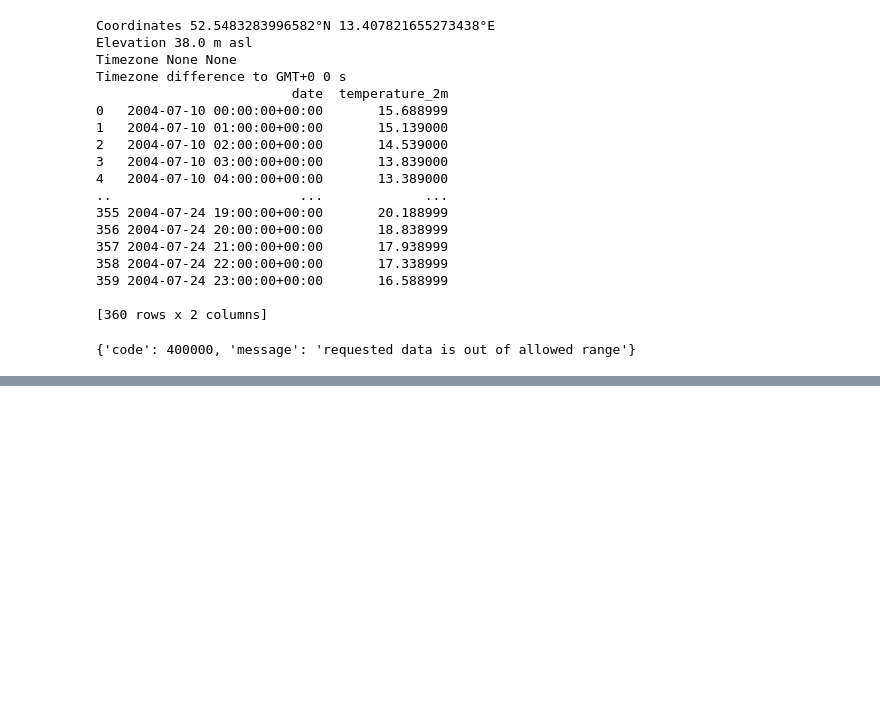
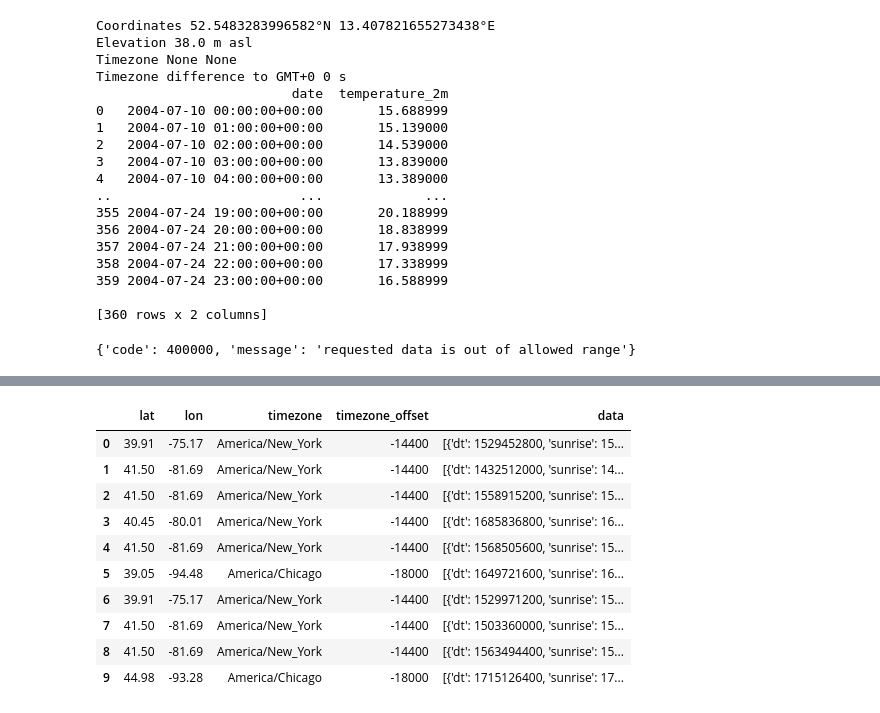
Before and after one commit to Matt-Heinen/DSC-540, a Jupyter notebook: Term Project/Heinen_DSC540_Milestone_4.ipynb, the cells around one changed output, grey strips where cells are left out. Drawn from its saved outputs; the diff is of its cells as text; code cells hidden in the pictures; blank space fills up the shorter version.

Commit message:
looping through data

```diff
--- a/Term Project/Heinen_DSC540_Milestone_4.ipynb
+++ b/Term Project/Heinen_DSC540_Milestone_4.ipynb
@@ -265,3 +269,6 @@ response = requests.get('https://history.openweathermap.org/data/2.5/history/cit
 response.json()
 # %% [output]
 {'code': 400000, 'message': 'requested data is out of allowed range'}
+# %%
+response = requests.get('https://api.openweathermap.org/data/3.0/onecall/timemachine?lat=43.0300000&lon=-87.9700000&dt=1529452800&appid=6b1915f8a711e908db855ea4824218f5')
+response.json()
@@ -267,0 +296,47 @@ response.json()
+# %%
+import pandas as pd
+import requests
+
+
+# Define a function to make the API call and return the JSON data
+def call_api(row):
+    url = 'https://api.openweathermap.org/data/3.0/onecall/timemachine?'
+    params = {
+        'lat': row['Lat'],
+        'lon': row['Long'],
+        'dt': row['unix_time'],
+        'appid': '6b1915f8a711e908db855ea4824218f5'
+
+    }
+    response = requests.get(url, params=params)
+    return response.json()
+# %%
+# Create an empty list to store the returned JSON data
+json_data_list = []
+# %%
+# Loop through the DataFrame, call the API for each row, and store the returned JSON data
+for index, row in carlos_lo.head(50).iterrows():
+    json_data = call_api(row)
+    json_data = call_api(row)
+    json_data_list.append(json_data)
+
+
+# Now result_df contains the JSON data returned from the API calls
+# %%
+# Create a new DataFrame from the list of JSON data
+carlos_weather = pd.DataFrame(json_data_list)
+
+# Preview
+carlos_weather.head(10)
+# %% [output]
+|  | lat | lon | timezone | timezone_offset | data |
+| 0 | 39.91 | -75.17 | America/New_York | -14400 | [{'dt': 1529452800, 'sunrise': 15... |
+| 1 | 41.50 | -81.69 | America/New_York | -14400 | [{'dt': 1432512000, 'sunrise': 14... |
+| 2 | 41.50 | -81.69 | America/New_York | -14400 | [{'dt': 1558915200, 'sunrise': 15... |
+| 3 | 40.45 | -80.01 | America/New_York | -14400 | [{'dt': 1685836800, 'sunrise': 16... |
+| 4 | 41.50 | -81.69 | America/New_York | -14400 | [{'dt': 1568505600, 'sunrise': 15... |
+| 5 | 39.05 | -94.48 | America/Chicago | -18000 | [{'dt': 1649721600, 'sunrise': 16... |
+| 6 | 39.91 | -75.17 | America/New_York | -14400 | [{'dt': 1529971200, 'sunrise': 15... |
+| 7 | 41.50 | -81.69 | America/New_York | -14400 | [{'dt': 1503360000, 'sunrise': 15... |
+| 8 | 41.50 | -81.69 | America/New_York | -14400 | [{'dt': 1563494400, 'sunrise': 15... |
+| 9 | 44.98 | -93.28 | America/Chicago | -18000 | [{'dt': 1715126400, 'sunrise': 17... |
```
Also changed, not shown: parts of 3 cells of this notebook, 1 other file.
